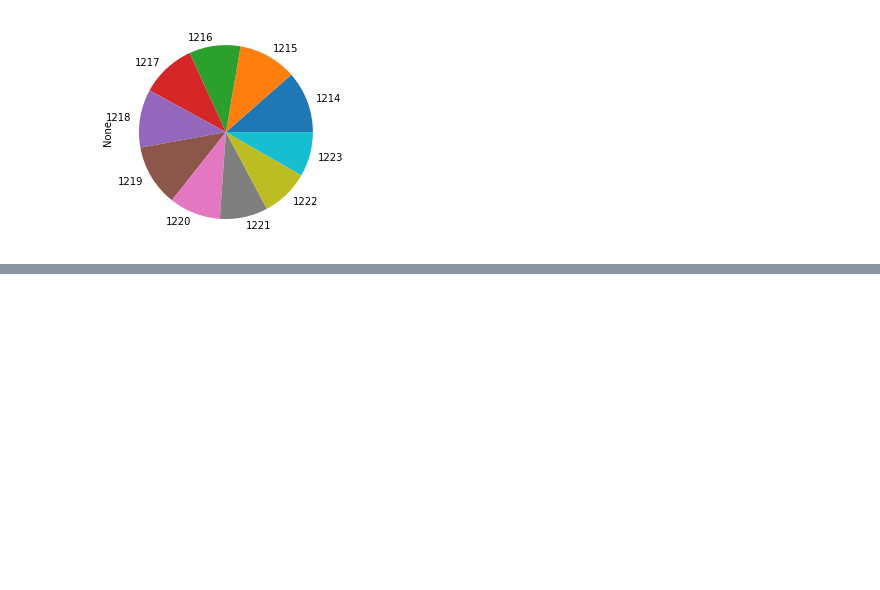
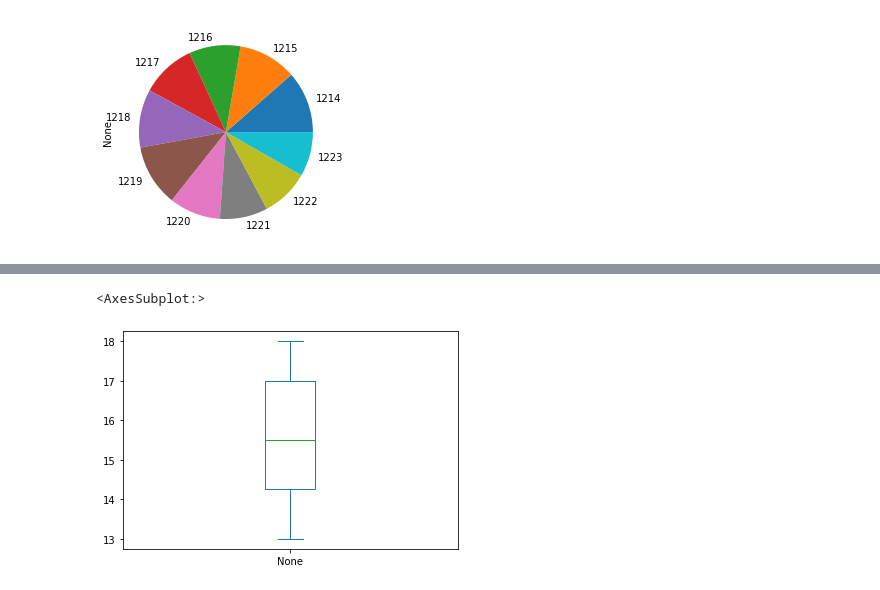
Before and after one commit to sumanthkm/Cisco-2021-12Dec-13, a Jupyter notebook: Cisco-2021-12Dec-14.ipynb, the cells around one changed output, grey strips where cells are left out. Saved outputs shown, nothing was run; the diff lists cells and outputs as text; code cells hidden in the pictures; blank space fills up the shorter version.

```diff
--- a/Cisco-2021-12Dec-14.ipynb
+++ b/Cisco-2021-12Dec-14.ipynb
@@ -421,0 +440,5 @@ s.plot.pie()
+# %%
+s.plot.box()
+# %% [output]
+<AxesSubplot:>
+[figure, added]
```
Also changed, not shown: parts of 3 cells of this notebook.
